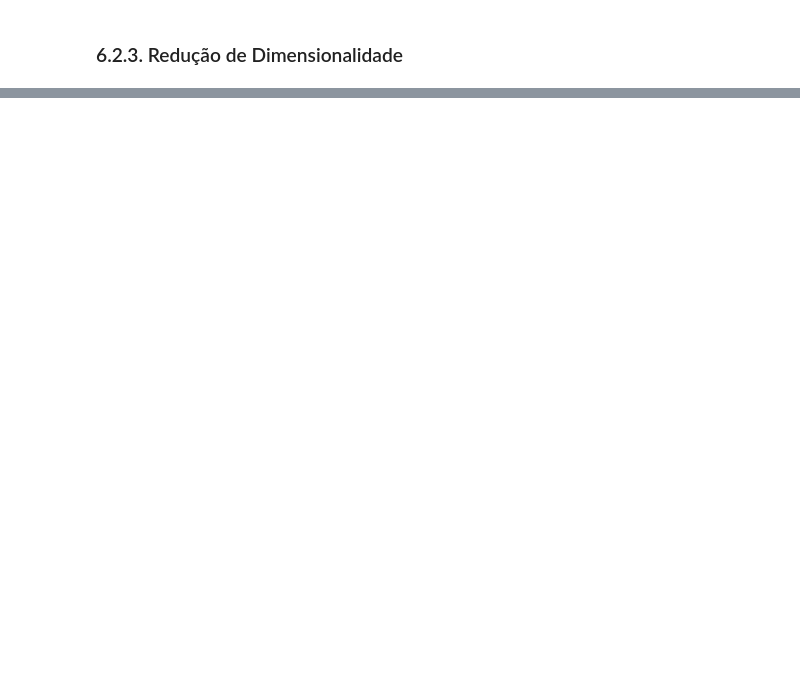
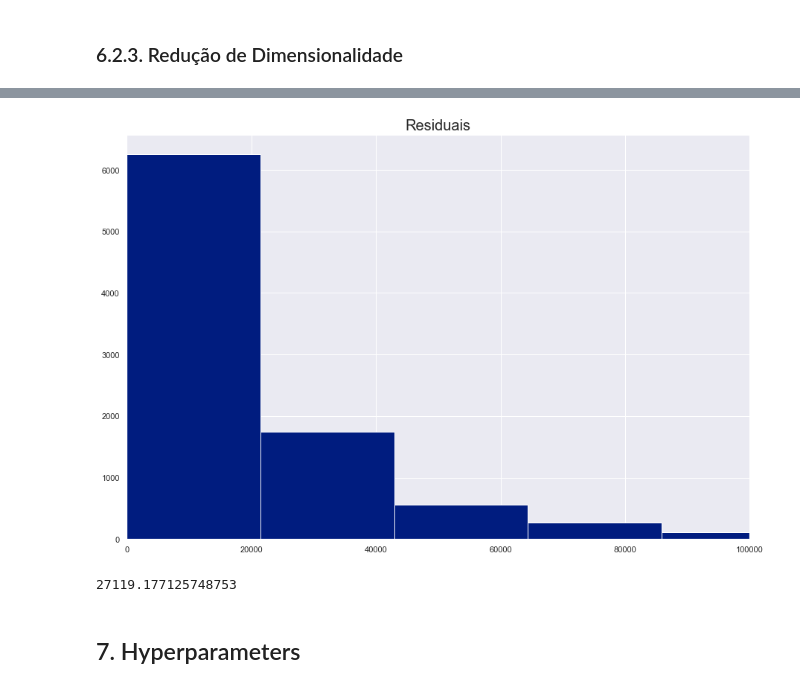
Before and after one commit to lucas-hattori-costa/Hackathon, a Jupyter notebook: Hackathon Big Data.ipynb, the cells around one changed output, grey strips where cells are left out. Drawn from its saved outputs; the diff is of its cells as text; code cells hidden in the pictures; blank space fills up the shorter version.

```diff
--- a/Hackathon Big Data.ipynb
+++ b/Hackathon Big Data.ipynb
@@ -1194,0 +1210,14 @@ ValueError: Input contains NaN, infinity or a value too large for dtype('float64
+# %%
+# residual
+residuals_pca = np.abs(np.array(Y_test) - y_pred_pca)
+_ = pd.Series(residuals_pca).hist(bins = 50)
+_ = plt.title('Residuais', fontsize = 20)
+_ = plt.xlim((0,1e5))
+# %% [output]
+[figure, added]
+# %%
+residuals_pca.mean()
+# %% [output]
+27119.177125748753
+# %% [markdown]
+## 7. Hyperparameters
```
Also changed, not shown: parts of 29 cells of this notebook.
